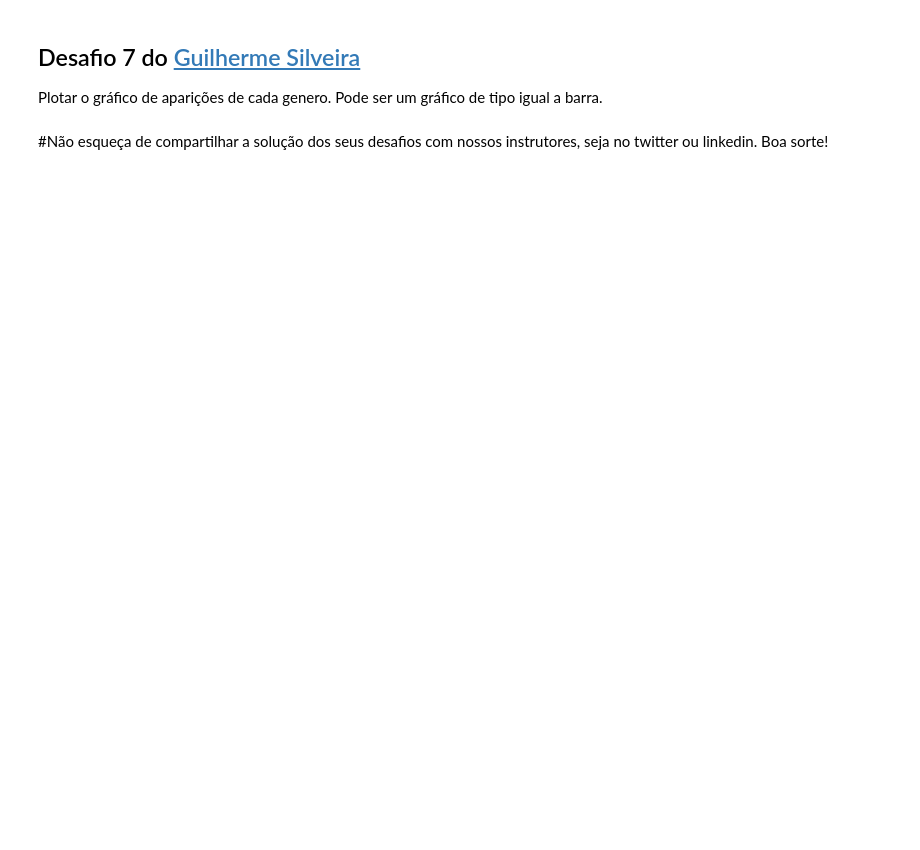
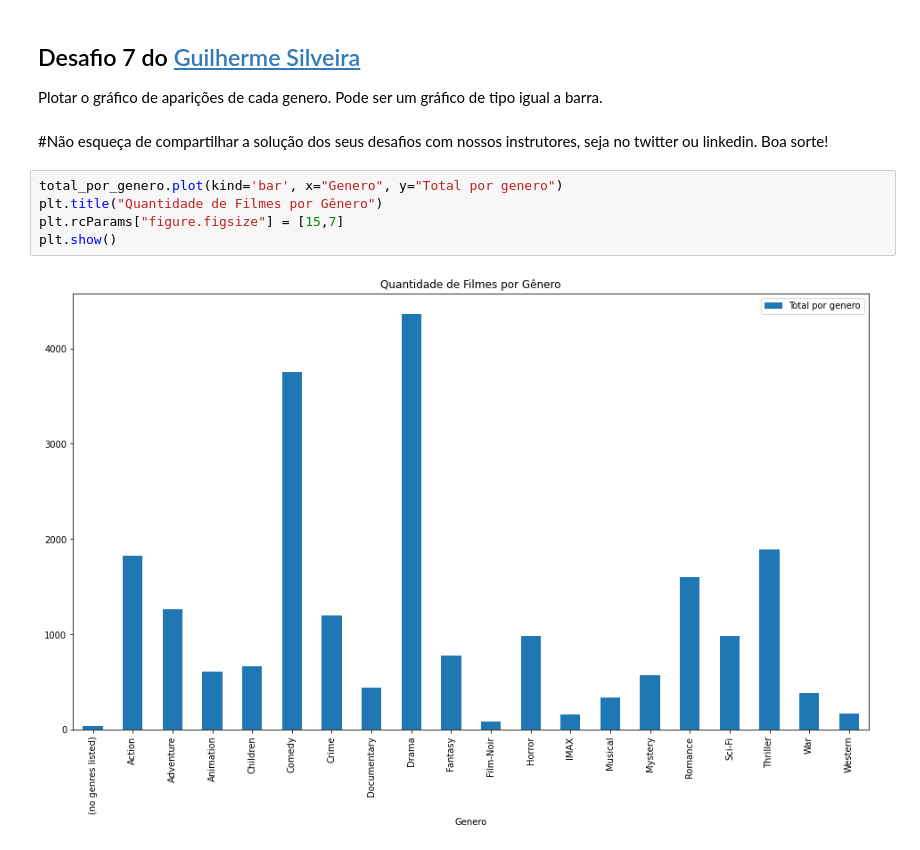
Before and after one commit to edsonajunior/Data-Science-study, a Jupyter notebook: QuarentenaDados_aula01.ipynb, the cells around one changed output. Cells and saved outputs as stored; diff of their text form; blank space fills up the shorter version.

```diff
--- a/QuarentenaDados_aula01.ipynb
+++ b/QuarentenaDados_aula01.ipynb
@@ -477,3 +478,10 @@ total_por_genero
 Plotar o gráfico de aparições de cada genero. Pode ser um gráfico de tipo igual a barra.
 # %% [markdown]
 #Não esqueça de compartilhar a solução dos seus desafios com nossos instrutores, seja no twitter ou linkedin. Boa sorte!
+# %%
+total_por_genero.plot(kind='bar', x="Genero", y="Total por genero")
+plt.title("Quantidade de Filmes por Gênero")
+plt.rcParams["figure.figsize"] = [15,7]
+plt.show()
+# %% [output]
+[figure, added]
```
Also changed, not shown: parts of 1 cell of this notebook.
